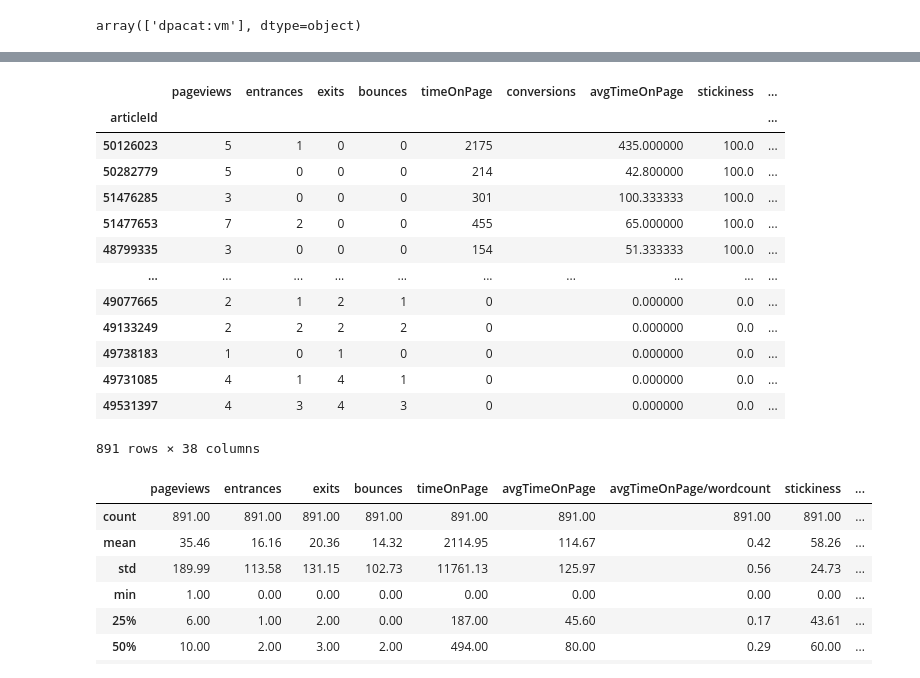
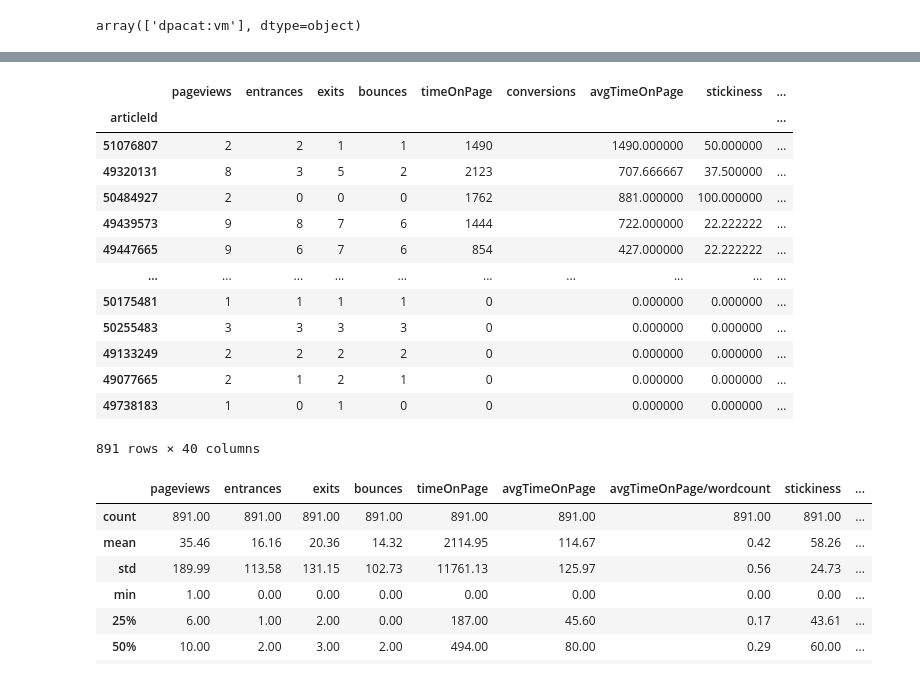
Before and after one commit to susannaruecker/master_thesis, a Jupyter notebook: read_data.ipynb, the cells around one changed output, grey strips where cells are left out. Drawn from its saved outputs; the diff is of its cells as text; code cells hidden in the pictures.

```diff
--- a/read_data.ipynb
+++ b/read_data.ipynb
@@ -373,25 +389,26 @@ df.agg({'pageviews': ['min', 'max', 'mean', 'median', 'std'],
 # %%
 #df.sort_values(by=['avgTimeOnPage/wordcount'], ascending = False)
 #df.sort_values(by=['pageviews'], ascending = False)
 #df.sort_values(by=['mean_token_length'])
-#df.sort_values(by=['avgTimeOnPage'], ascending = False).head(20)
+#df.sort_values(by=['avgTimeOnPage'], ascending = False)
+df.sort_values(by=['avgTimeOnPage/nr_char'], ascending = False)
 #df.sort_values(by=['pageviews-exits'], ascending = False)
-df.sort_values(by=['stickiness'], ascending = False)
+#df.sort_values(by=['stickiness'], ascending = False)
 # %% [output]
 |  | pageviews | entrances | exits | bounces | timeOnPage | conversions | avgTimeOnPage | stickiness | ... |
 | articleId |  |  |  |  |  |  |  |  | ... |
-| 50126023 | 5 | 1 | 0 | 0 | 2175 |  | 435.000000 | 100.0 | ... |
-| 50282779 | 5 | 0 | 0 | 0 | 214 |  | 42.800000 | 100.0 | ... |
-| 51476285 | 3 | 0 | 0 | 0 | 301 |  | 100.333333 | 100.0 | ... |
-| 51477653 | 7 | 2 | 0 | 0 | 455 |  | 65.000000 | 100.0 | ... |
-| 48799335 | 3 | 0 | 0 | 0 | 154 |  | 51.333333 | 100.0 | ... |
+| 51076807 | 2 | 2 | 1 | 1 | 1490 |  | 1490.000000 | 50.000000 | ... |
+| 49320131 | 8 | 3 | 5 | 2 | 2123 |  | 707.666667 | 37.500000 | ... |
+| 50484927 | 2 | 0 | 0 | 0 | 1762 |  | 881.000000 | 100.000000 | ... |
+| 49439573 | 9 | 8 | 7 | 6 | 1444 |  | 722.000000 | 22.222222 | ... |
+| 49447665 | 9 | 6 | 7 | 6 | 854 |  | 427.000000 | 22.222222 | ... |
 | ... | ... | ... | ... | ... | ... | ... | ... | ... | ... |
-| 49077665 | 2 | 1 | 2 | 1 | 0 |  | 0.000000 | 0.0 | ... |
-| 49133249 | 2 | 2 | 2 | 2 | 0 |  | 0.000000 | 0.0 | ... |
-| 49738183 | 1 | 0 | 1 | 0 | 0 |  | 0.000000 | 0.0 | ... |
-| 49731085 | 4 | 1 | 4 | 1 | 0 |  | 0.000000 | 0.0 | ... |
-| 49531397 | 4 | 3 | 4 | 3 | 0 |  | 0.000000 | 0.0 | ... |
+| 50175481 | 1 | 1 | 1 | 1 | 0 |  | 0.000000 | 0.000000 | ... |
+| 50255483 | 3 | 3 | 3 | 3 | 0 |  | 0.000000 | 0.000000 | ... |
+| 49133249 | 2 | 2 | 2 | 2 | 0 |  | 0.000000 | 0.000000 | ... |
+| 49077665 | 2 | 1 | 2 | 1 | 0 |  | 0.000000 | 0.000000 | ... |
+| 49738183 | 1 | 0 | 1 | 0 | 0 |  | 0.000000 | 0.000000 | ... |
-891 rows × 38 columns
+891 rows × 40 columns
 # %%
 df[['pageviews', 'entrances', 'exits', 'bounces', 'timeOnPage', 'avgTimeOnPage', 'avgTimeOnPage/wordcount', 'stickiness', 'nr_tokens', 'nr_tokens_teaser', 'nr_tokens_titelH1']].describe().round(2)
 # %% [output]
```
Also changed, not shown: parts of 14 cells of this notebook, 3 other files.
